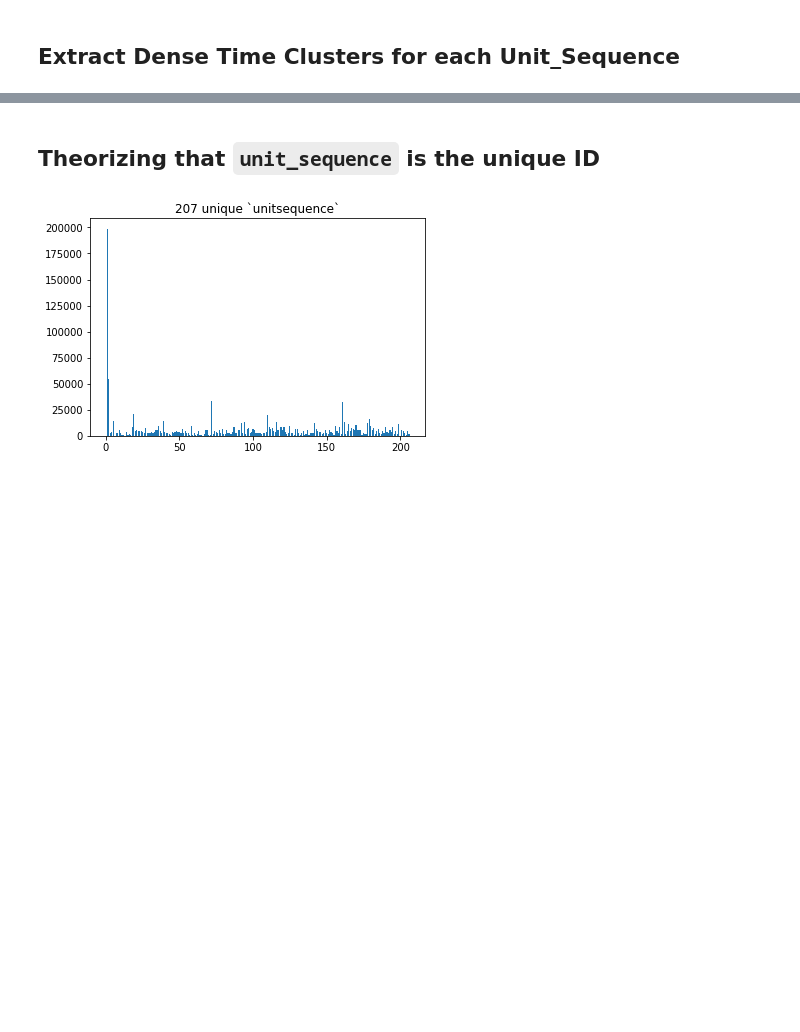
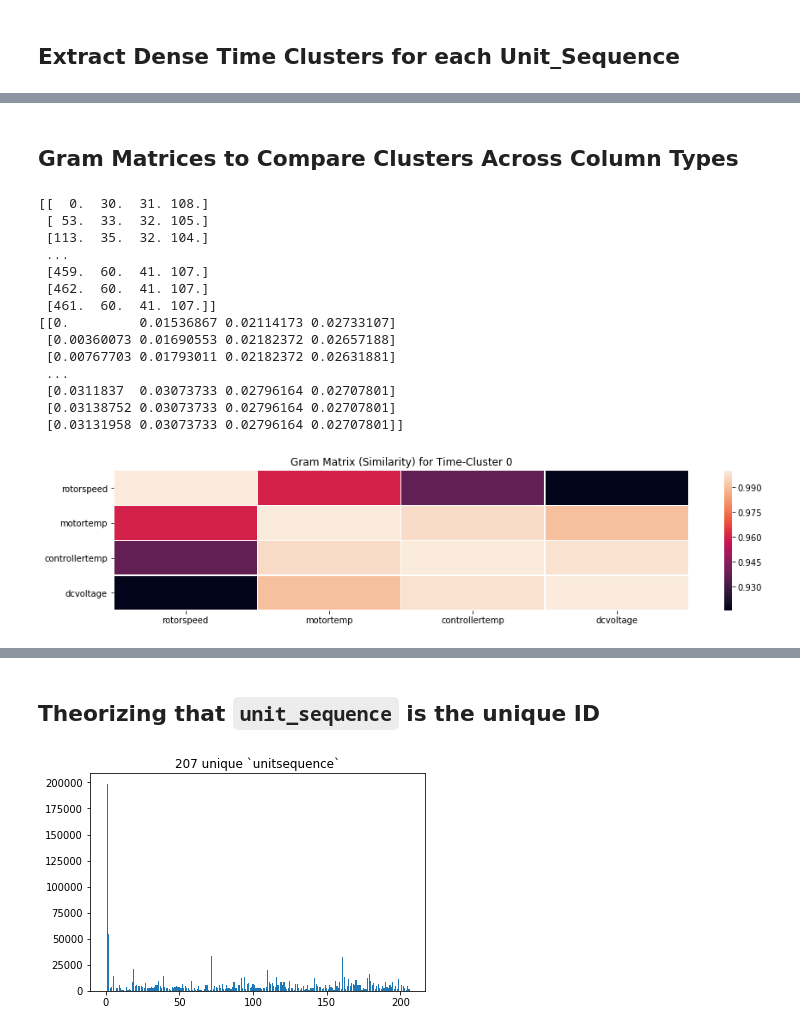
Before and after one commit to jarednielsen/cryopumps, a Jupyter notebook: jared-pump-data.ipynb, the cells around one changed output, grey strips where cells are left out. Saved outputs shown, nothing was run; the diff lists cells and outputs as text; code cells hidden in the pictures; blank space fills up the shorter version.

```diff
--- a/jared-pump-data.ipynb
+++ b/jared-pump-data.ipynb
@@ -124,0 +145,42 @@ x.head()
+# %% [markdown]
+## Gram Matrices to Compare Clusters Across Column Types
+# %%
+cluster = clusters[0]
+
+def inner_product(cluster1, cluster2):
+    """
+    Returns the normalized sum of pointwise product of two Series, in [-1, 1].
+    """
+    c1s, c2s = cluster1.shape, cluster2.shape
+    assert c1s == c2s, "Series must be same size. {} != {}".format(c1s, c2s)
+    K = np.sqrt((cluster1**2).sum()) * np.sqrt((cluster2**2).sum()) # normalizing constant
+    return (cluster1 * cluster2).sum() / K
+
+
+cluster_matrix = cluster[col_names].values
+print(cluster_matrix)
+cluster_matrix = cluster_matrix / np.sqrt(np.sum(cluster_matrix**2, axis=0))
+print(cluster_matrix)
+gram_matrix = cluster_matrix.T @ cluster_matrix
+
+g = sns.heatmap(gram_matrix, linewidth=0.5)
+g.set_xticklabels(col_names)
+g.set_yticklabels(col_names, rotation=0)
+plt.title("Gram Matrix (Similarity) for Time-Cluster 0")
+plt.show()
+# %% [output]
+[[  0.  30.  31. 108.]
+ [ 53.  33.  32. 105.]
+ [113.  35.  32. 104.]
+ ...
+ [459.  60.  41. 107.]
+ [462.  60.  41. 107.]
+ [461.  60.  41. 107.]]
+[[0.         0.01536867 0.02114173 0.02733107]
+ [0.00360073 0.01690553 0.02182372 0.02657188]
+ [0.00767703 0.01793011 0.02182372 0.02631881]
+ ...
+ [0.0311837  0.03073733 0.02796164 0.02707801]
+ [0.03138752 0.03073733 0.02796164 0.02707801]
+ [0.03131958 0.03073733 0.02796164 0.02707801]]
+[figure, added]
```
Also changed, not shown: parts of 12 cells of this notebook, 1 other file.
